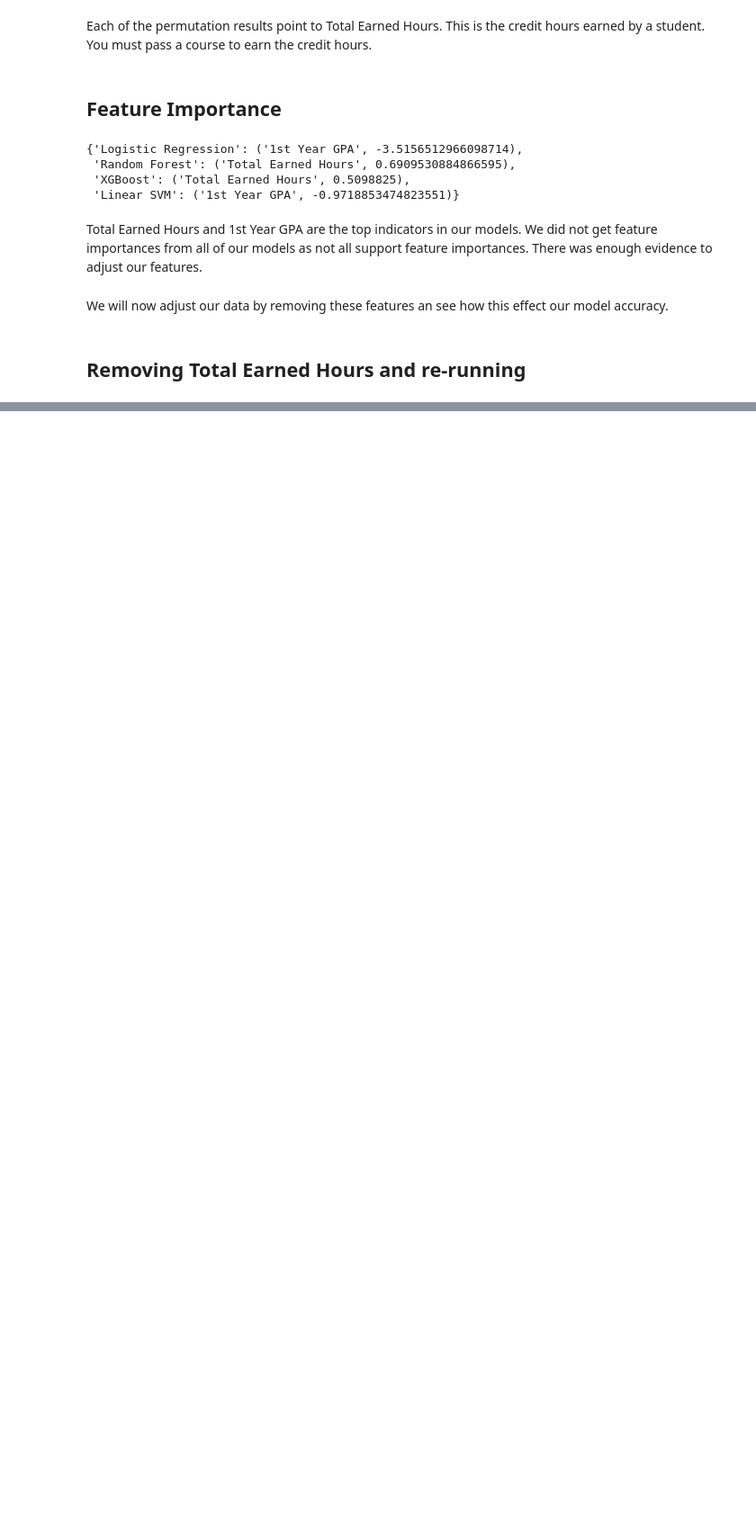
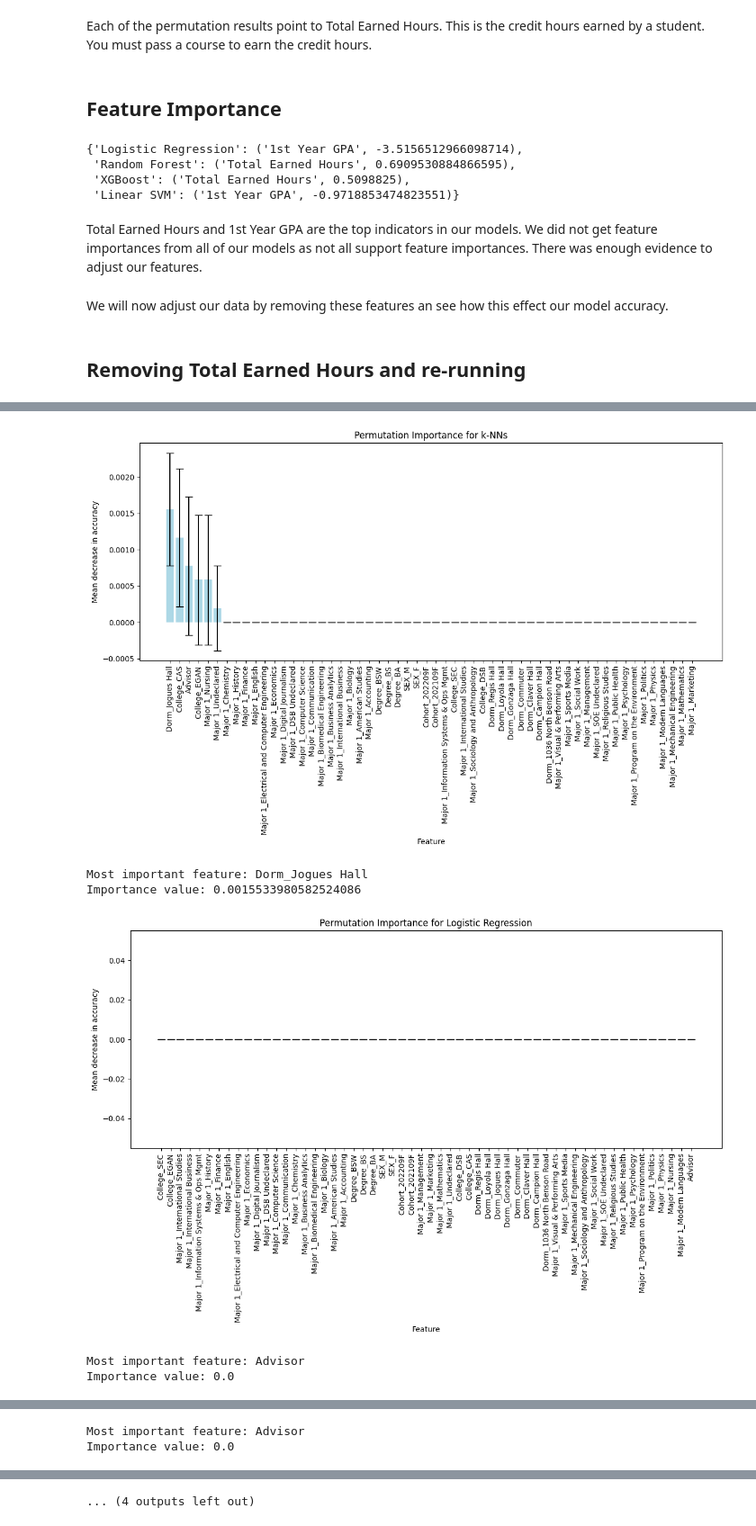
Before and after one commit to kflemming30/Student-Drop-Out-Prediction, a Jupyter notebook: DropOutAnalysis.ipynb, the cells around one changed output, grey strips where cells are left out. Shown at 90% size. Cells and saved outputs as stored; diff of their text form; code cells hidden in the pictures; blank space fills up the shorter version.

```diff
--- a/DropOutAnalysis.ipynb
+++ b/DropOutAnalysis.ipynb
@@ -986,7 +986,7 @@ features_trimmed = student_df_encoded.columns[(student_df_encoded.columns != 'PI
                                               ]
 target = "1st Year Retention"
 
-X = student_df_encoded[features]
+X = student_df_encoded[features_trimmed]
 y = student_df_encoded[target]
 
 X_train, X_test, y_train, y_test = train_test_split(X, y, test_size=.2, random_state=0)
@@ -1150,0 +1274,7 @@ summary2
+# %%
+important_features_permutation2 = {}
+# %%
+param_grid = [{"C": [0.01, 0.03, 0.1, 0.3, 1, 3, 10], "solver": ["lbfgs", "liblinear"]}]
+lr = GridSearchCV(LogisticRegression(), param_grid, cv=cv)
+lr, score = train_test2(X_train, X_test, y_train, y_test, param_grid, lr)
+summary2["Logistic Regression"] = score
@@ -1150,0 +1316,47 @@ summary2
+# %%
+#KNN
+important_feature, importance_value = calculate_permutation_importance(knc, X_test, y_test, 'k-NNs', important_features_permutation2)
+print("Most important feature:", important_feature)
+print("Importance value:", importance_value)
+
+#Logistic Regression
+important_feature, importance_value = calculate_permutation_importance(lr, X_test, y_test, 'Logistic Regression', important_features_permutation2)
+print("Most important feature:", important_feature)
+print("Importance value:", importance_value)
+
+#Decision Trees
+important_feature, importance_value = calculate_permutation_importance(dtc, X_test, y_test, 'Decision Trees', important_features_permutation2)
+print("Most important feature:", important_feature)
+print("Importance value:", importance_value)
+
+#Random Forest
+important_feature, importance_value = calculate_permutation_importance(rfc, X_test, y_test, 'Random Forest', important_features_permutation2)
+print("Most important feature:", important_feature)
+print("Importance value:", importance_value)
+
+#XGBoost
+important_feature, importance_value = calculate_permutation_importance(xgbc, X_test, y_test, 'XGBoost', important_features_permutation2)
+print("Most important feature:", important_feature)
+print("Importance value:", importance_value)
+
+#Linear SVMs
+important_feature, importance_value = calculate_permutation_importance(lsvc, X_test, y_test, 'Linear SVMs', important_features_permutation2)
+print("Most important feature:", important_feature)
+print("Importance value:", importance_value)
+
+#Kernelized SVMs
+important_feature, importance_value = calculate_permutation_importance(svc, X_test, y_test, 'Kernelized SVMs', important_features_permutation2)
+print("Most important feature:", important_feature)
+print("Importance value:", importance_value)
+
+#Neural Networks
+important_feature, importance_value = calculate_permutation_importance(mlpc, X_test, y_test, 'Neural Networks', important_features_permutation2)
+print("Most important feature:", important_feature)
+print("Importance value:", importance_value)
+# %% [output]
+[figure, added]
+Most important feature: Dorm_Jogues Hall
+Importance value: 0.0015533980582524086
+[figure, added]
+Most important feature: Advisor
+Importance value: 0.0
@@ -1150,0 +1364,2 @@ summary2
+Most important feature: Advisor
+Importance value: 0.0
@@ -1150,0 +1375 @@ summary2
+... (4 outputs left out)
```
Also changed, not shown: parts of 6 cells of this notebook.
